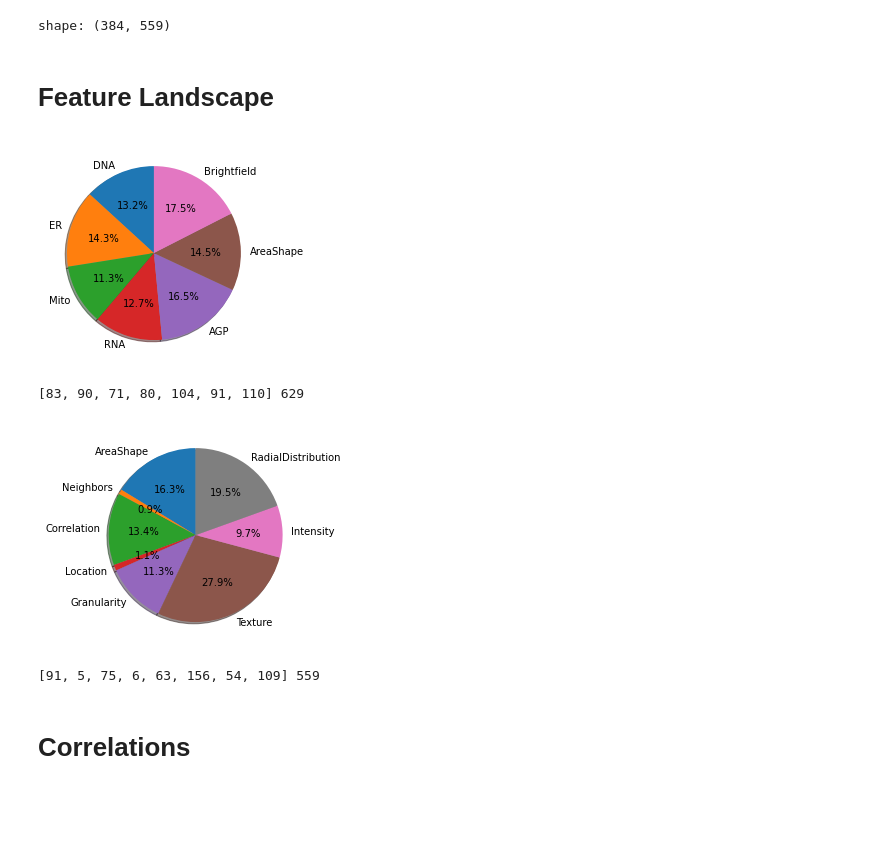
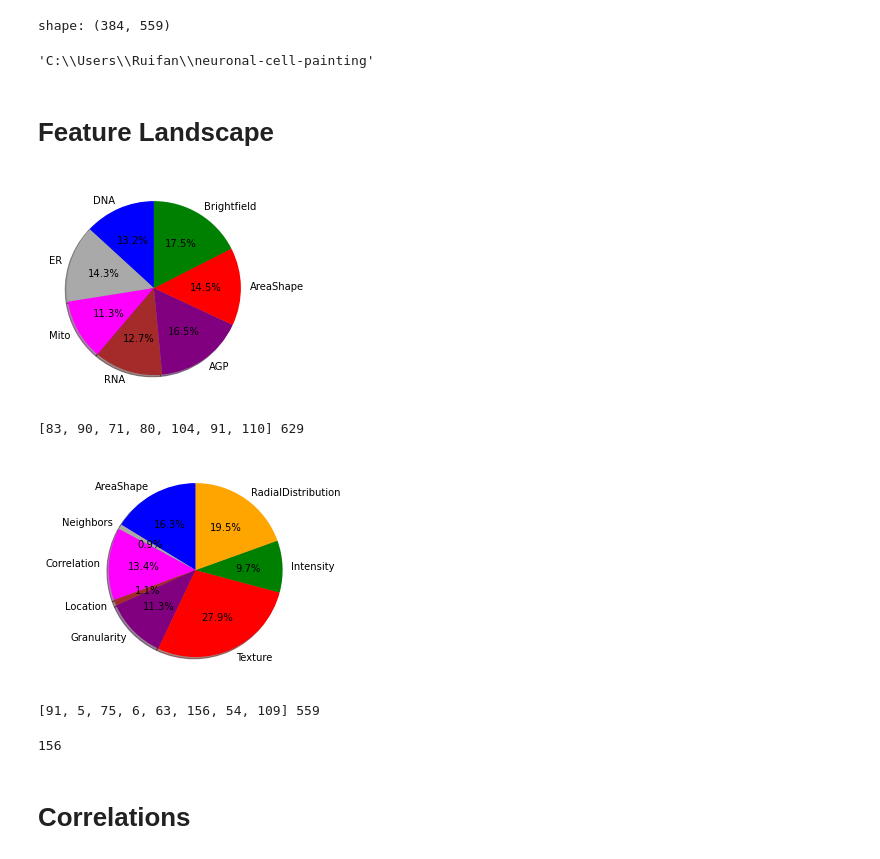
Before and after one commit to broadinstitute/NeuroPainting, a Jupyter notebook: analysis/STEM1_01_eda.ipynb, the cells around one changed output. Saved outputs shown, nothing was run; the diff lists cells and outputs as text; code cells hidden in the pictures; blank space fills up the shorter version.

```diff
--- a/analysis/STEM1_01_eda.ipynb
+++ b/analysis/STEM1_01_eda.ipynb
@@ -182,6 +185,10 @@ except: pass
 print ('shape: {}'.format(data_by_well.shape))
 # %% [output]
 shape: (384, 559)
+# %%
+base_dir
+# %% [output]
+'C:\\Users\\Ruifan\\neuronal-cell-painting'
 # %%
 labels = data_by_well.index.tolist()
 if switch_isogenic_labels:
@@ -234,23 +241,24 @@ data_by_well_iso = data_by_well[data_by_well.index.str.contains('isogenic')]
 # %%
 # Features by image channel
 all_features = data_by_well.columns.tolist()
 dna_ch = [i for i in all_features if 'DNA' in i[-20:]]
 er_ch = [i for i in all_features if 'ER' in i[-20:]]
 mito_ch = [i for i in all_features if 'Mito' in i[-20:]]
 rna_ch = [i for i in all_features if 'RNA' in i[-20:]]
 agp_ch = [i for i in all_features if 'AGP' in i[-20:]]
 areashape = [i for i in all_features if 'AreaShape' in i]
 brightfield = [i for i in all_features if 'Brightfield' in i]
 labels = ['DNA', 'ER', 'Mito', 'RNA', 'AGP', 'AreaShape', 'Brightfield']
 sizes = [len(dna_ch), len(er_ch), len(mito_ch), len(rna_ch), len(agp_ch), len(areashape), len(brightfield)]
 fig1, ax1 = plt.subplots()
-ax1.pie(sizes, labels=labels, autopct='%1.1f%%',
+colors = ['b', 'darkgrey', 'magenta', 'brown', 'purple', 'r', 'g', 'orange']
+ax1.pie(sizes, labels=labels, autopct='%1.1f%%', colors=colors,
         shadow=True, startangle=90)
 plt.show()
 
 print(sizes,sum(sizes))
 # %% [output]
-[figure, old version]
+[figure, new version]
 [83, 90, 71, 80, 104, 91, 110] 629
 # %%
 # Features by feature type
@@ -264,14 +272,18 @@ fig1, ax1 = plt.subplots()
 for x,y in all_feature_types.items():
     labels.append(x)
     sizes.append(y)
-
-ax1.pie(sizes, labels=labels, autopct='%1.1f%%',
+colors = ['b', 'darkgrey', 'magenta', 'brown', 'purple', 'r', 'g', 'orange']
+ax1.pie(sizes, labels=labels, autopct='%1.1f%%', colors=colors,
         shadow=True, startangle=90)
 plt.show()
 print(sizes,sum(sizes))
 # %% [output]
-[figure, old version]
+[figure, new version]
 [91, 5, 75, 6, 63, 156, 54, 109] 559
+# %%
+len([i for i in data_by_well.columns.tolist() if 'Texture' in i])
+# %% [output]
+156
 # %% [markdown]
 # Correlations
 # %%
```
Also changed, not shown: parts of 11 cells of this notebook.
